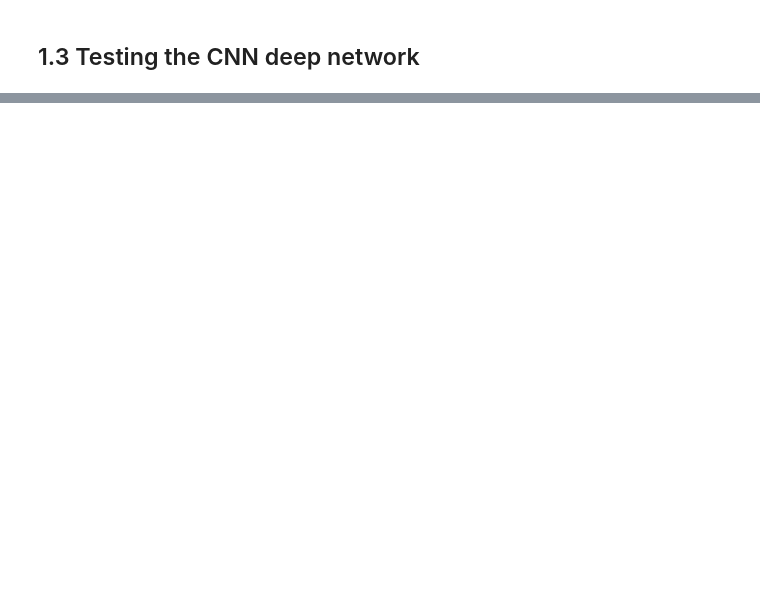
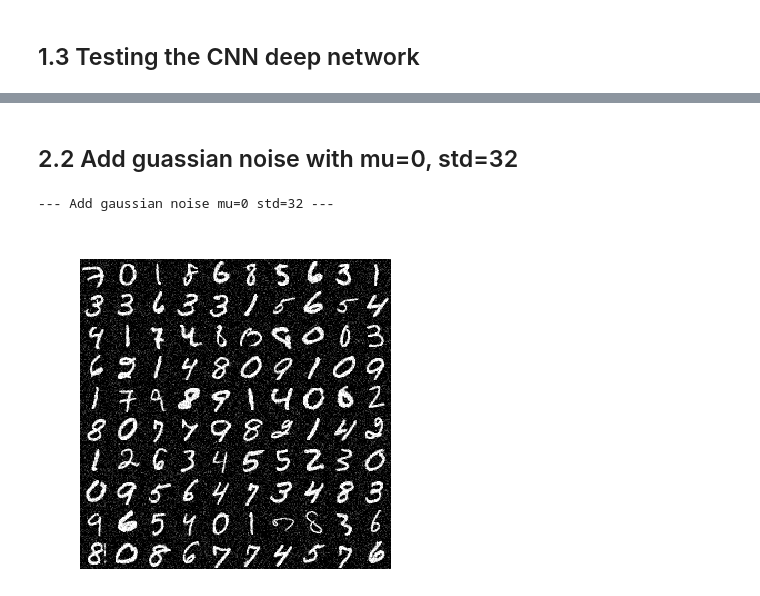
Before and after one commit to yuankaihuo/mnist_YH, a Jupyter notebook: mnist_YH_jupyter.ipynb, the cells around one changed output, grey strips where cells are left out. Drawn from its saved outputs; the diff is of its cells as text; code cells hidden in the pictures; blank space fills up the shorter version.

```diff
--- a/mnist_YH_jupyter.ipynb
+++ b/mnist_YH_jupyter.ipynb
@@ -53,0 +106,4 @@ Caused by op u'moments/sufficient_statistics/Square', defined at:
+# %%
+sess,accr = cnn.train_net(trainimg,trainlabel,cnn_file_name,training_epochs,cost,optm,accr,sess)
+test_acc = cnn.test_net(testimg,testlabel,sess,accr)
+print('test error rate is %.05f' % (1-test_acc))
@@ -53,0 +118,9 @@ Caused by op u'moments/sufficient_statistics/Square', defined at:
+# %% [markdown]
+## 2.2 Add guassian noise with mu=0, std=32
+# %%
+expriment3 = {'add_gaussian_noise':1 , 'add_label_noise':0, 'mu':0, 'std':32}
+trainimg, trainlabel, testimg, testlabel, cnn_file_name = cnn.init_expr(mnist,expriment3)
+cnn.show_trainimg(trainimg,sess,weights,biases)
+# %% [output]
+--- Add gaussian noise mu=0 std=32 ---
+[figure, added]
```
Also changed, not shown: parts of 39 cells of this notebook, 6 other files.
